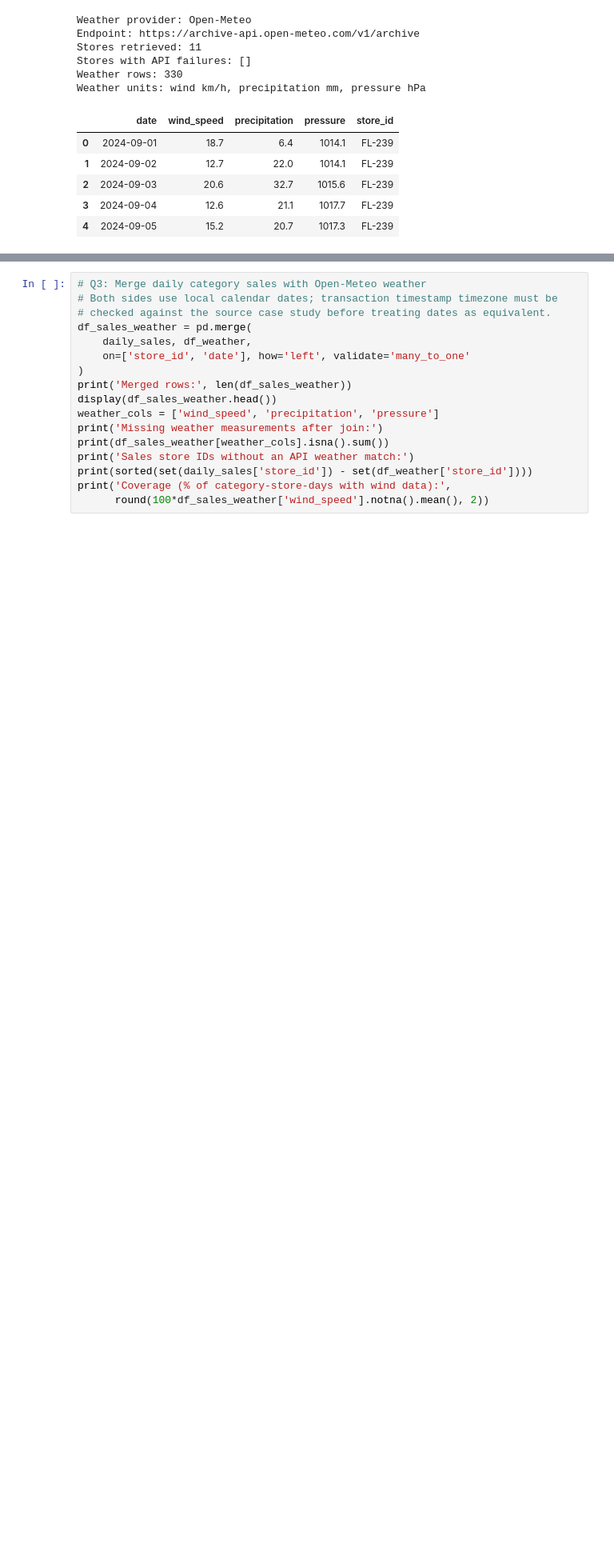
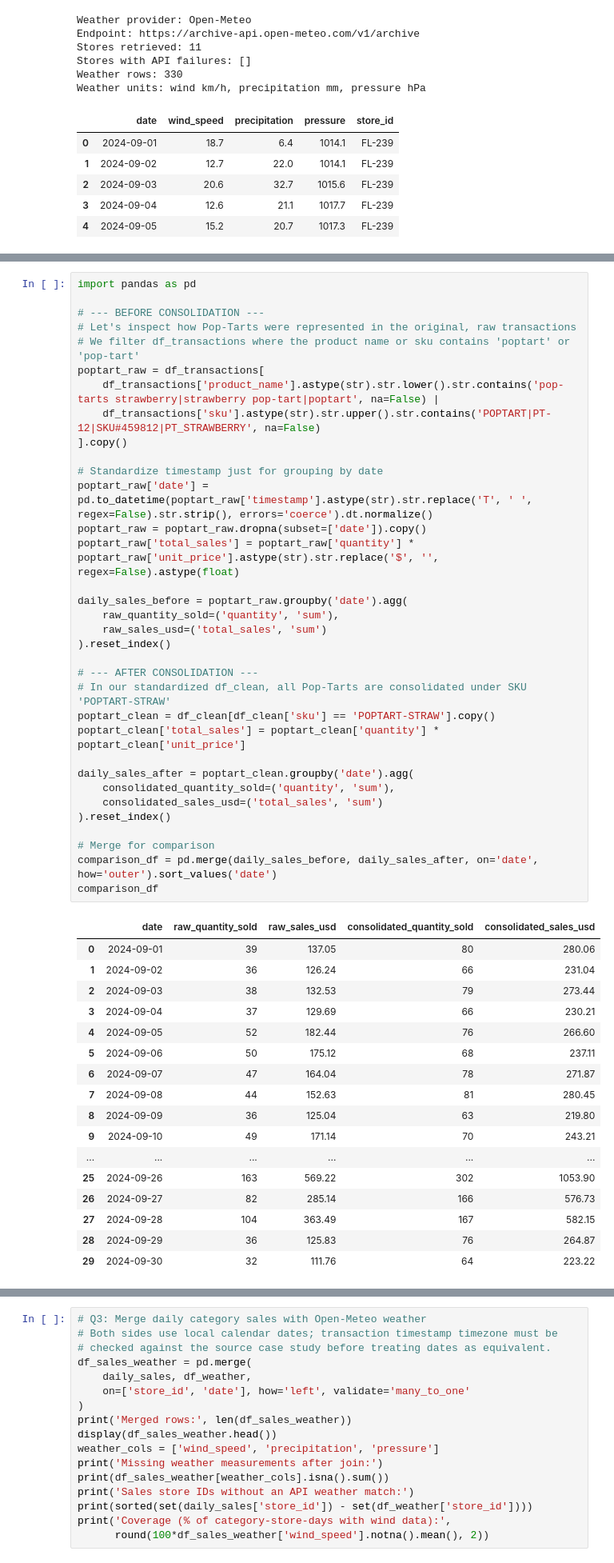
Before and after one commit to AdelineKwakye/walmart-huricane-project, a Jupyter notebook: notebooks/team_notebook.ipynb, the cells around one changed output, grey strips where cells are left out. Shown at 80% size. Drawn from its saved outputs; the diff is of its cells as text; blank space fills up the shorter version.

```diff
--- a/notebooks/team_notebook.ipynb
+++ b/notebooks/team_notebook.ipynb
@@ -804,0 +918,52 @@ Weather units: wind km/h, precipitation mm, pressure hPa
+# %%
+import pandas as pd
+
+# --- BEFORE CONSOLIDATION ---
+# Let's inspect how Pop-Tarts were represented in the original, raw transactions
+# We filter df_transactions where the product name or sku contains 'poptart' or 'pop-tart'
+poptart_raw = df_transactions[
+    df_transactions['product_name'].astype(str).str.lower().str.contains('pop-tarts strawberry|strawberry pop-tart|poptart', na=False) |
+    df_transactions['sku'].astype(str).str.upper().str.contains('POPTART|PT-12|SKU#459812|PT_STRAWBERRY', na=False)
+].copy()
+
+# Standardize timestamp just for grouping by date
+poptart_raw['date'] = pd.to_datetime(poptart_raw['timestamp'].astype(str).str.replace('T', ' ', regex=False).str.strip(), errors='coerce').dt.normalize()
+poptart_raw = poptart_raw.dropna(subset=['date']).copy()
+poptart_raw['total_sales'] = poptart_raw['quantity'] * poptart_raw['unit_price'].astype(str).str.replace('$', '', regex=False).astype(float)
+
+daily_sales_before = poptart_raw.groupby('date').agg(
+    raw_quantity_sold=('quantity', 'sum'),
+    raw_sales_usd=('total_sales', 'sum')
+).reset_index()
+
+# --- AFTER CONSOLIDATION ---
+# In our standardized df_clean, all Pop-Tarts are consolidated under SKU 'POPTART-STRAW'
+poptart_clean = df_clean[df_clean['sku'] == 'POPTART-STRAW'].copy()
+poptart_clean['total_sales'] = poptart_clean['quantity'] * poptart_clean['unit_price']
+
+daily_sales_after = poptart_clean.groupby('date').agg(
+    consolidated_quantity_sold=('quantity', 'sum'),
+    consolidated_sales_usd=('total_sales', 'sum')
+).reset_index()
+
+# Merge for comparison
+comparison_df = pd.merge(daily_sales_before, daily_sales_after, on='date', how='outer').sort_values('date')
+comparison_df
+# %% [output]
+|  | date | raw_quantity_sold | raw_sales_usd | consolidated_quantity_sold | consolidated_sales_usd |
+| 0 | 2024-09-01 | 39 | 137.05 | 80 | 280.06 |
+| 1 | 2024-09-02 | 36 | 126.24 | 66 | 231.04 |
+| 2 | 2024-09-03 | 38 | 132.53 | 79 | 273.44 |
+| 3 | 2024-09-04 | 37 | 129.69 | 66 | 230.21 |
+| 4 | 2024-09-05 | 52 | 182.44 | 76 | 266.60 |
+| 5 | 2024-09-06 | 50 | 175.12 | 68 | 237.11 |
+| 6 | 2024-09-07 | 47 | 164.04 | 78 | 271.87 |
+| 7 | 2024-09-08 | 44 | 152.63 | 81 | 280.45 |
+| 8 | 2024-09-09 | 36 | 125.04 | 63 | 219.80 |
+| 9 | 2024-09-10 | 49 | 171.14 | 70 | 243.21 |
+| ... | ... | ... | ... | ... | ... |
+| 25 | 2024-09-26 | 163 | 569.22 | 302 | 1053.90 |
+| 26 | 2024-09-27 | 82 | 285.14 | 166 | 576.73 |
+| 27 | 2024-09-28 | 104 | 363.49 | 167 | 582.15 |
+| 28 | 2024-09-29 | 36 | 125.83 | 76 | 264.87 |
+| 29 | 2024-09-30 | 32 | 111.76 | 64 | 223.22 |
```
Also changed, not shown: parts of 6 cells of this notebook.
